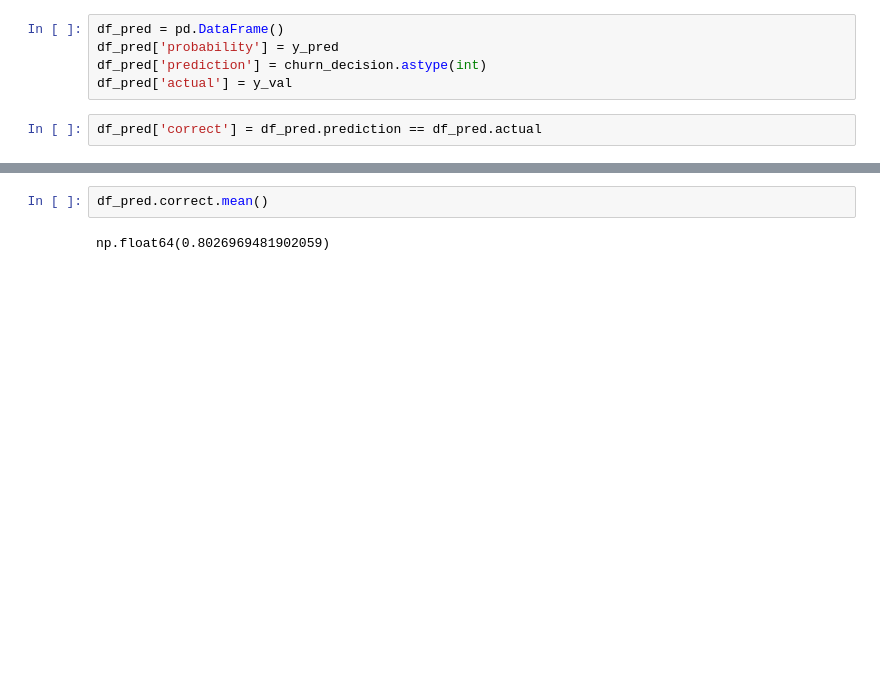
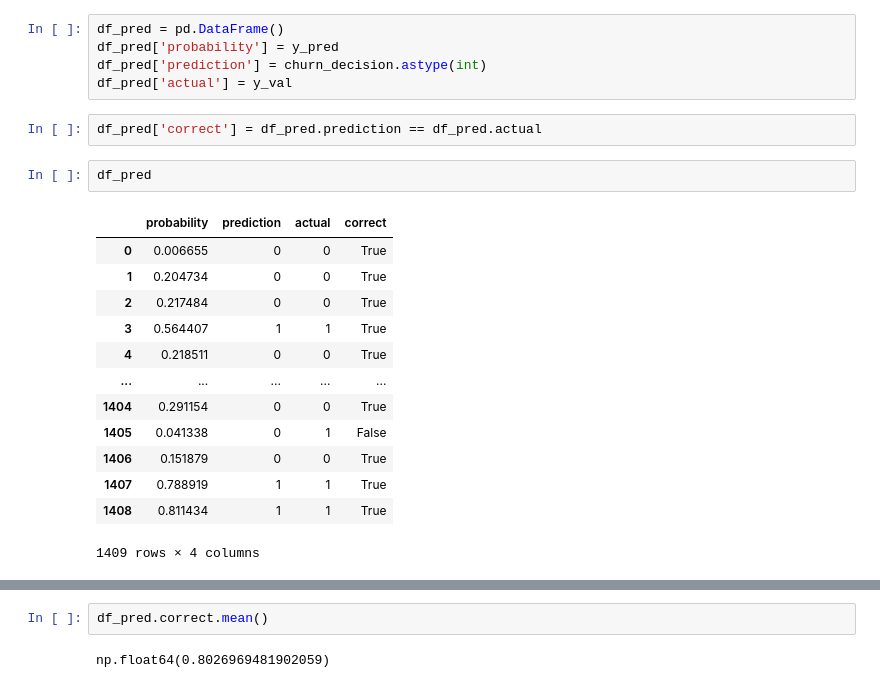
Before and after one commit to wanyingng/machine-learning-zoomcamp-2024, a Jupyter notebook: 03-classification/03-churn.ipynb, the cells around one changed output, grey strips where cells are left out. Saved outputs shown, nothing was run; the diff lists cells and outputs as text; blank space fills up the shorter version.

```diff
--- a/03-classification/03-churn.ipynb
+++ b/03-classification/03-churn.ipynb
@@ -1347,3 +1508,19 @@ df_pred['prediction'] = churn_decision.astype(int)
 df_pred['actual'] = y_val
 # %%
 df_pred['correct'] = df_pred.prediction == df_pred.actual
+# %%
+df_pred
+# %% [output]
+|  | probability | prediction | actual | correct |
+| 0 | 0.006655 | 0 | 0 | True |
+| 1 | 0.204734 | 0 | 0 | True |
+| 2 | 0.217484 | 0 | 0 | True |
+| 3 | 0.564407 | 1 | 1 | True |
+| 4 | 0.218511 | 0 | 0 | True |
+| ... | ... | ... | ... | ... |
+| 1404 | 0.291154 | 0 | 0 | True |
+| 1405 | 0.041338 | 0 | 1 | False |
+| 1406 | 0.151879 | 0 | 0 | True |
+| 1407 | 0.788919 | 1 | 1 | True |
+| 1408 | 0.811434 | 1 | 1 | True |
+1409 rows × 4 columns
```
Also changed, not shown: parts of 82 cells of this notebook.
